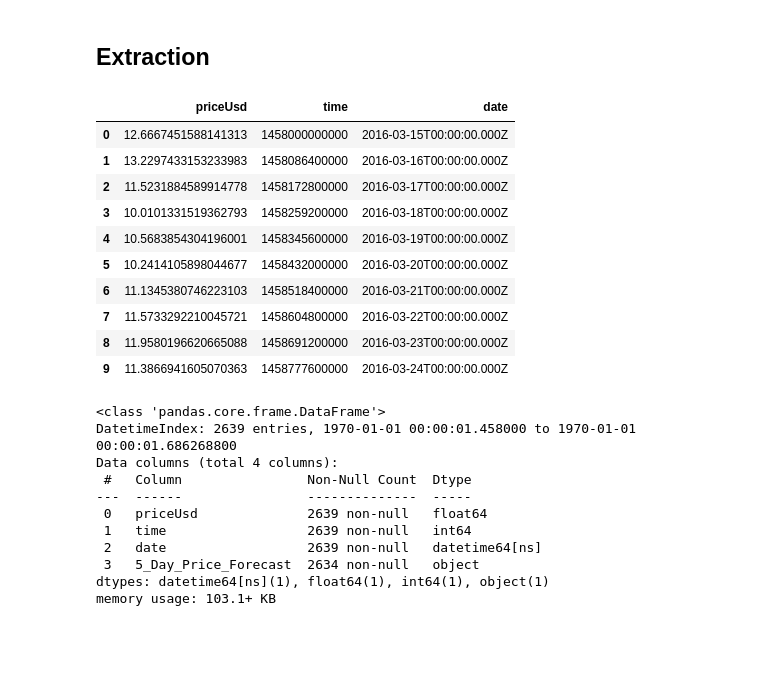
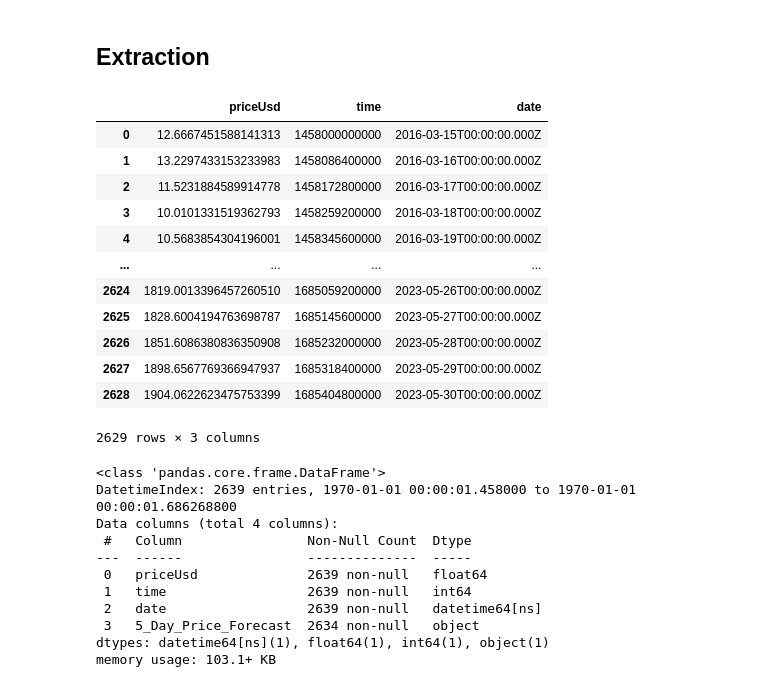
Before and after one commit to Abdirrahman/Crypto-Tracker, a Jupyter notebook: prediction.ipynb, the cells around one changed output. Cells and saved outputs as stored; diff of their text form; code cells hidden in the pictures; blank space fills up the shorter version.

```diff
--- a/prediction.ipynb
+++ b/prediction.ipynb
@@ -25,18 +26,20 @@ df = pd.DataFrame(data)
 # Save data as a csv file
 df.to_csv('eth_data.csv')
 # %%
-df.head(10)
+df.head(-10)
 # %% [output]
 |  | priceUsd | time | date |
 | 0 | 12.6667451588141313 | 1458000000000 | 2016-03-15T00:00:00.000Z |
 | 1 | 13.2297433153233983 | 1458086400000 | 2016-03-16T00:00:00.000Z |
 | 2 | 11.5231884589914778 | 1458172800000 | 2016-03-17T00:00:00.000Z |
 | 3 | 10.0101331519362793 | 1458259200000 | 2016-03-18T00:00:00.000Z |
 | 4 | 10.5683854304196001 | 1458345600000 | 2016-03-19T00:00:00.000Z |
-| 5 | 10.2414105898044677 | 1458432000000 | 2016-03-20T00:00:00.000Z |
-| 6 | 11.1345380746223103 | 1458518400000 | 2016-03-21T00:00:00.000Z |
-| 7 | 11.5733292210045721 | 1458604800000 | 2016-03-22T00:00:00.000Z |
-| 8 | 11.9580196620665088 | 1458691200000 | 2016-03-23T00:00:00.000Z |
-| 9 | 11.3866941605070363 | 1458777600000 | 2016-03-24T00:00:00.000Z |
+| ... | ... | ... | ... |
+| 2624 | 1819.0013396457260510 | 1685059200000 | 2023-05-26T00:00:00.000Z |
+| 2625 | 1828.6004194763698787 | 1685145600000 | 2023-05-27T00:00:00.000Z |
+| 2626 | 1851.6086380836350908 | 1685232000000 | 2023-05-28T00:00:00.000Z |
+| 2627 | 1898.6567769366947937 | 1685318400000 | 2023-05-29T00:00:00.000Z |
+| 2628 | 1904.0622623475753399 | 1685404800000 | 2023-05-30T00:00:00.000Z |
+2629 rows × 3 columns
 # %%
 df['date'] = pd.to_datetime(df['date'])
```
Also changed, not shown: parts of 4 cells of this notebook.
